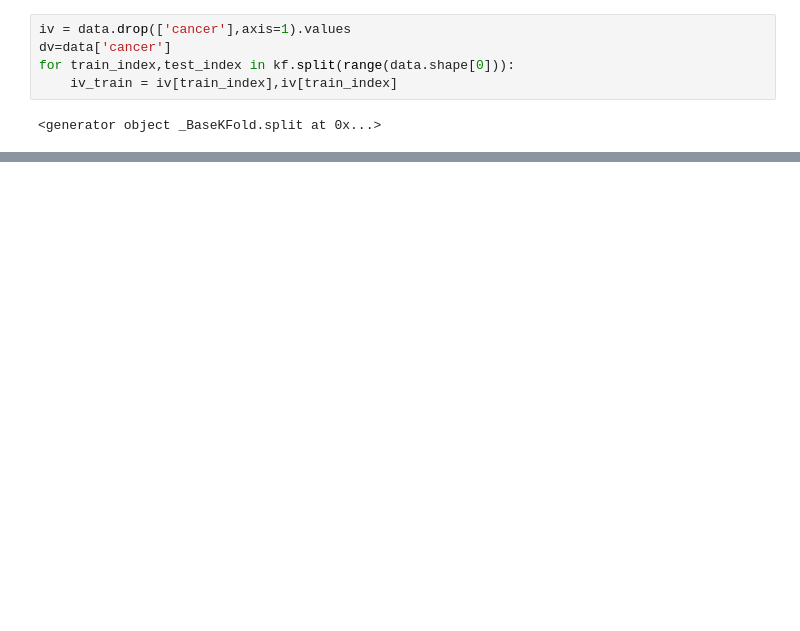
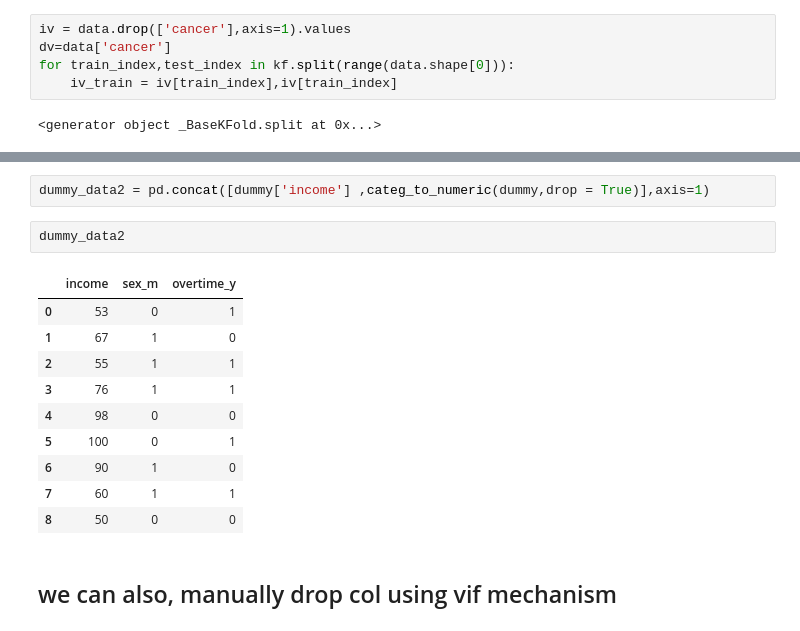
Before and after one commit to pat-123/misc, a Jupyter notebook: notebooks/classification_eval.ipynb, the cells around one changed output, grey strips where cells are left out. Drawn from its saved outputs; the diff is of its cells as text; blank space fills up the shorter version.

```diff
--- a/notebooks/classification_eval.ipynb
+++ b/notebooks/classification_eval.ipynb
@@ -348,0 +464,17 @@ for train_index,test_index in kf.split(range(data.shape[0])):
+# %%
+dummy_data2 = pd.concat([dummy['income'] ,categ_to_numeric(dummy,drop = True)],axis=1)
+# %%
+dummy_data2
+# %% [output]
+|  | income | sex_m | overtime_y |
+| 0 | 53 | 0 | 1 |
+| 1 | 67 | 1 | 0 |
+| 2 | 55 | 1 | 1 |
+| 3 | 76 | 1 | 1 |
+| 4 | 98 | 0 | 0 |
+| 5 | 100 | 0 | 1 |
+| 6 | 90 | 1 | 0 |
+| 7 | 60 | 1 | 1 |
+| 8 | 50 | 0 | 0 |
+# %% [markdown]
+## we can also, manually drop col using vif mechanism
```
Also changed, not shown: parts of 13 cells of this notebook, 1 other file.
